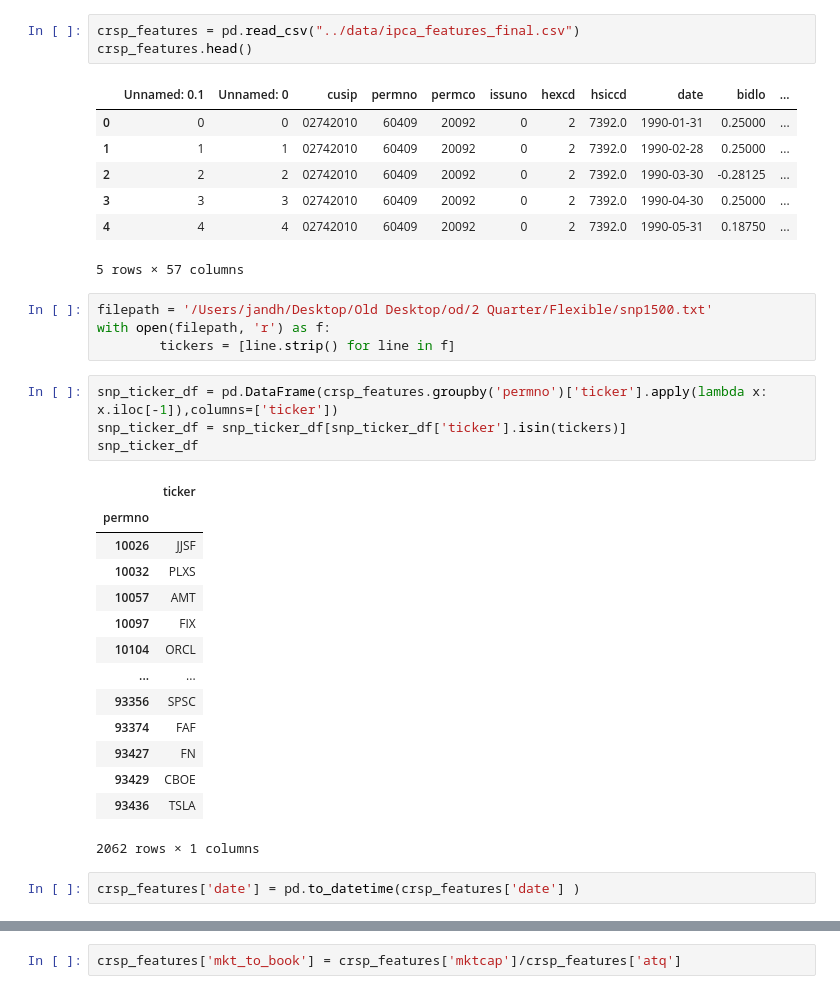
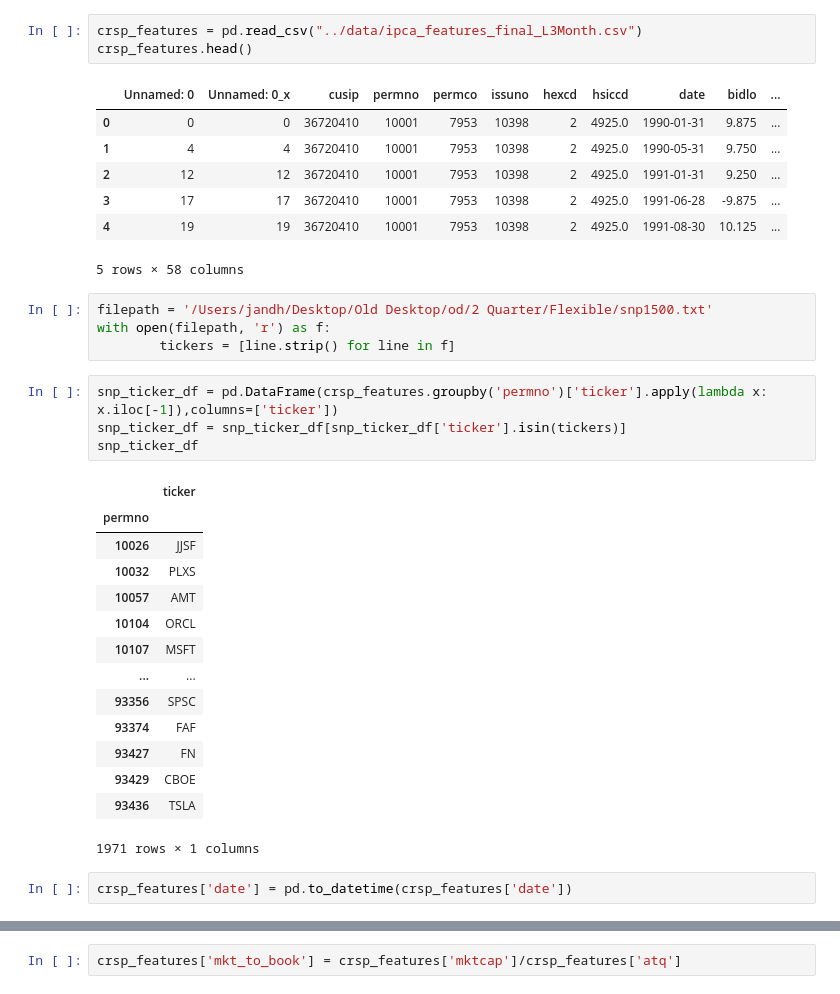
Before and after one commit to FlexiblePlanInvestmentsLtd/Factor-Research, a Jupyter notebook: notebooks/ipca_fit_ts.ipynb, the cells around one changed output, grey strips where cells are left out. Drawn from its saved outputs; the diff is of its cells as text.

Commit message:
IPCA _TS

```diff
--- a/notebooks/ipca_fit_ts.ipynb
+++ b/notebooks/ipca_fit_ts.ipynb
@@ -14,14 +16,14 @@ importlib.reload(ipca)
 # %%
-crsp_features = pd.read_csv("../data/ipca_features_final.csv")
+crsp_features = pd.read_csv("../data/ipca_features_final_L3Month.csv")
 crsp_features.head()
 # %% [output]
-|  | Unnamed: 0.1 | Unnamed: 0 | cusip | permno | permco | issuno | hexcd | hsiccd | date | bidlo | ... |
-| 0 | 0 | 0 | 02742010 | 60409 | 20092 | 0 | 2 | 7392.0 | 1990-01-31 | 0.25000 | ... |
-| 1 | 1 | 1 | 02742010 | 60409 | 20092 | 0 | 2 | 7392.0 | 1990-02-28 | 0.25000 | ... |
-| 2 | 2 | 2 | 02742010 | 60409 | 20092 | 0 | 2 | 7392.0 | 1990-03-30 | -0.28125 | ... |
-| 3 | 3 | 3 | 02742010 | 60409 | 20092 | 0 | 2 | 7392.0 | 1990-04-30 | 0.25000 | ... |
-| 4 | 4 | 4 | 02742010 | 60409 | 20092 | 0 | 2 | 7392.0 | 1990-05-31 | 0.18750 | ... |
+|  | Unnamed: 0 | Unnamed: 0_x | cusip | permno | permco | issuno | hexcd | hsiccd | date | bidlo | ... |
+| 0 | 0 | 0 | 36720410 | 10001 | 7953 | 10398 | 2 | 4925.0 | 1990-01-31 | 9.875 | ... |
+| 1 | 4 | 4 | 36720410 | 10001 | 7953 | 10398 | 2 | 4925.0 | 1990-05-31 | 9.750 | ... |
+| 2 | 12 | 12 | 36720410 | 10001 | 7953 | 10398 | 2 | 4925.0 | 1991-01-31 | 9.250 | ... |
+| 3 | 17 | 17 | 36720410 | 10001 | 7953 | 10398 | 2 | 4925.0 | 1991-06-28 | -9.875 | ... |
+| 4 | 19 | 19 | 36720410 | 10001 | 7953 | 10398 | 2 | 4925.0 | 1991-08-30 | 10.125 | ... |
-5 rows × 57 columns
+5 rows × 58 columns
 # %%
 filepath = '/Users/jandh/Desktop/Old Desktop/od/2 Quarter/Flexible/snp1500.txt'
 with open(filepath, 'r') as f:
@@ -36,14 +38,14 @@ snp_ticker_df
 | 10026 | JJSF |
 | 10032 | PLXS |
 | 10057 | AMT |
-| 10097 | FIX |
 | 10104 | ORCL |
+| 10107 | MSFT |
 | ... | ... |
 | 93356 | SPSC |
 | 93374 | FAF |
 | 93427 | FN |
 | 93429 | CBOE |
 | 93436 | TSLA |
-2062 rows × 1 columns
+1971 rows × 1 columns
 # %%
-crsp_features['date'] = pd.to_datetime(crsp_features['date'] )
+crsp_features['date'] = pd.to_datetime(crsp_features['date'])
```
Also changed, not shown: parts of 99 cells of this notebook.
